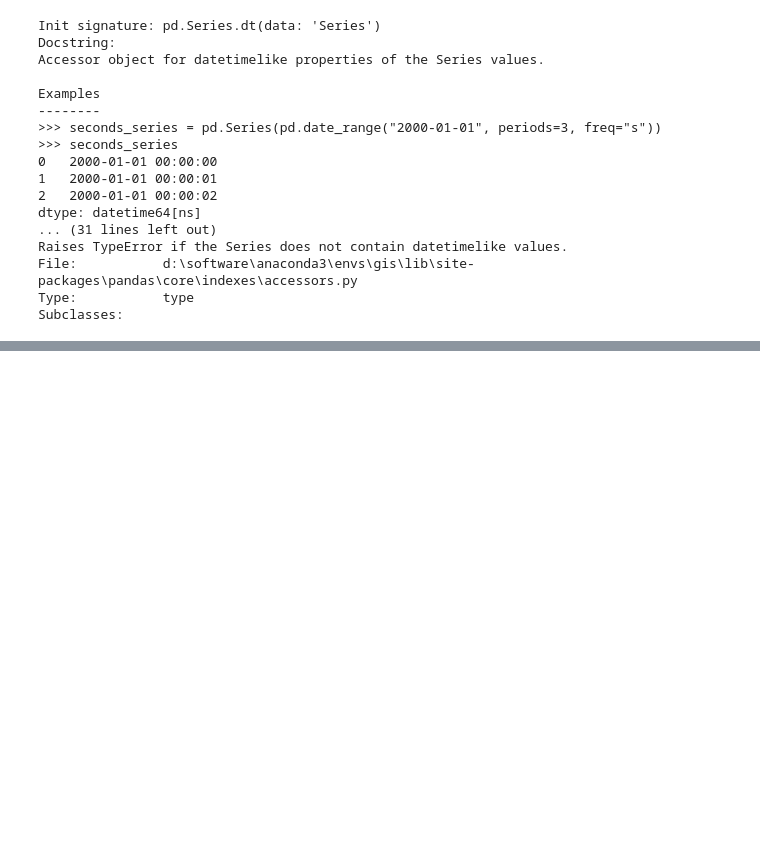
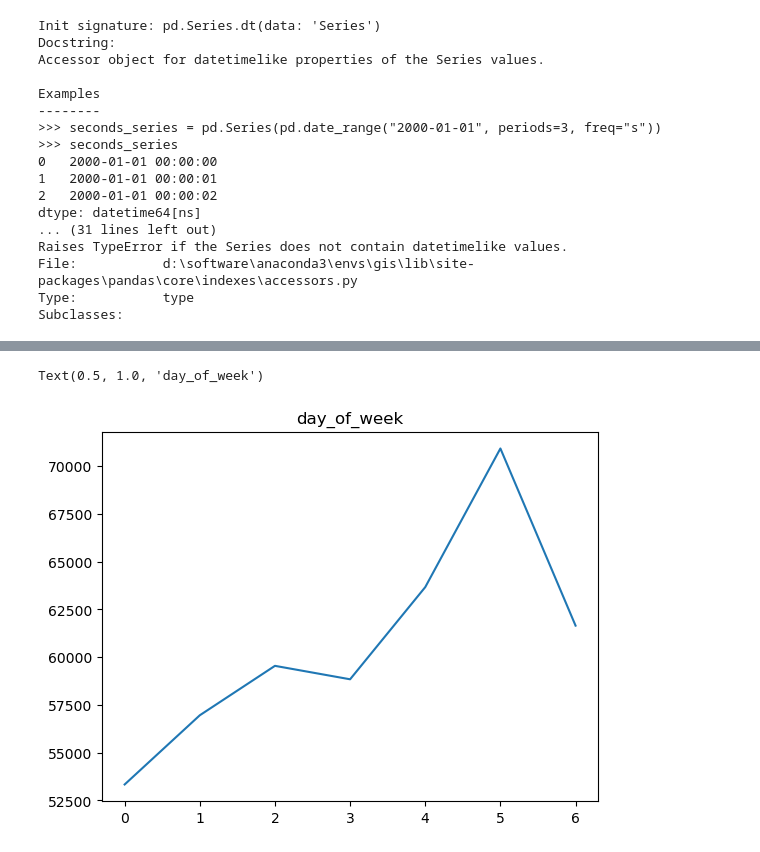
Before and after one commit to lun55/GIS_Learn, a Jupyter notebook: Jupyter/Bay_Wheels.ipynb, the cells around one changed output, grey strips where cells are left out. Saved outputs shown, nothing was run; the diff lists cells and outputs as text; code cells hidden in the pictures; blank space fills up the shorter version.

```diff
--- a/Jupyter/Bay_Wheels.ipynb
+++ b/Jupyter/Bay_Wheels.ipynb
@@ -230,0 +276,6 @@ Subclasses:
+# %%
+plt.plot(df_w['day_of_week'],df_w['duringtime']/3600)
+plt.title('day_of_week')
+# %% [output]
+Text(0.5, 1.0, 'day_of_week')
+[figure, added]
```
Also changed, not shown: parts of 7 cells of this notebook.
